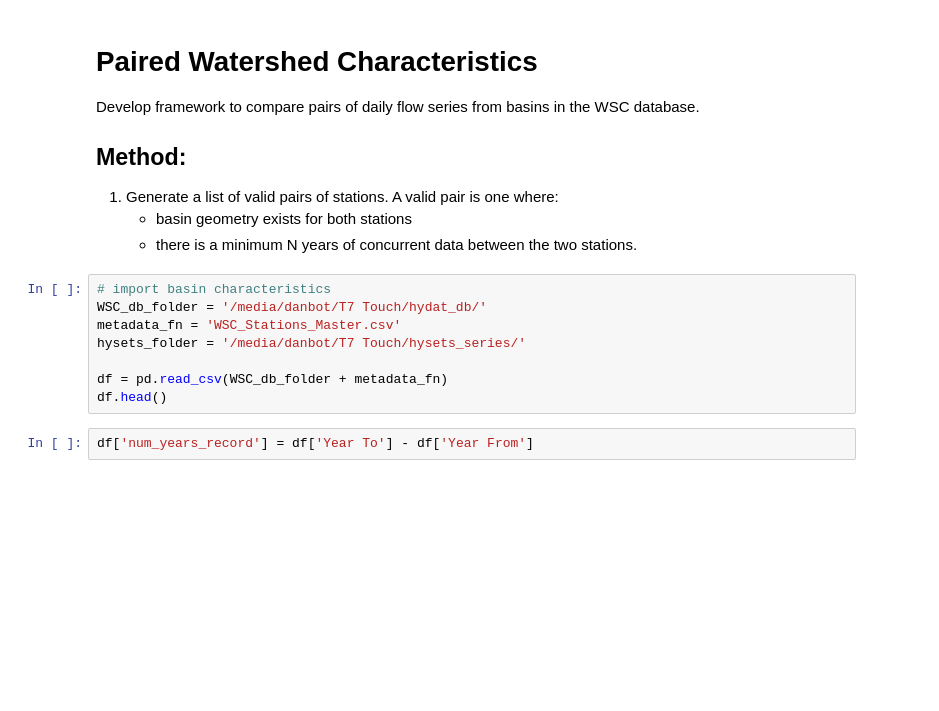
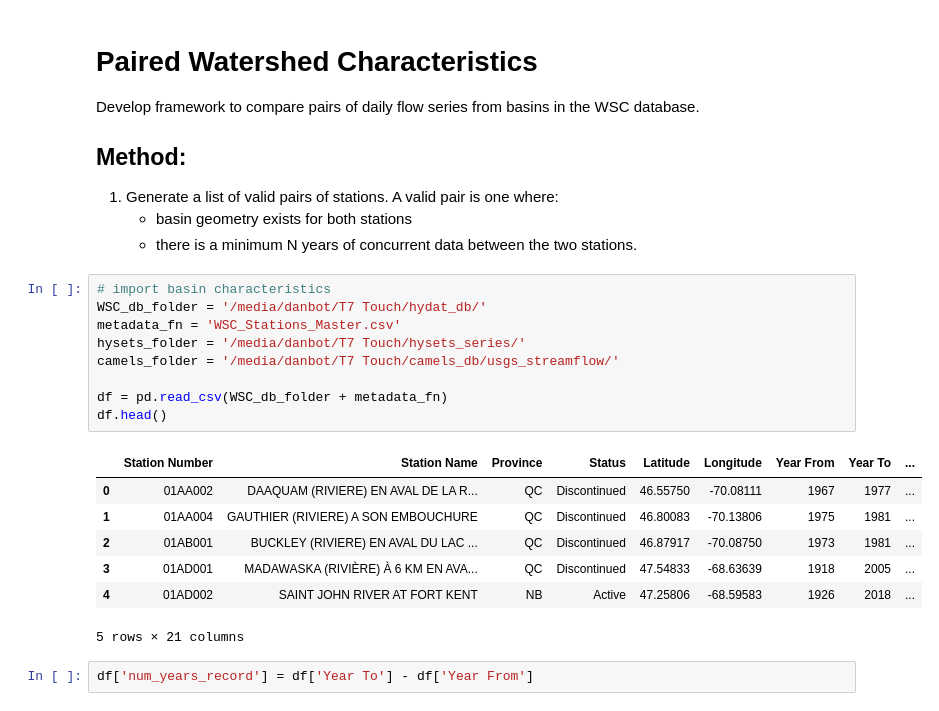
Before and after one commit to dankovacek/cc_network_design, a Jupyter notebook: Generate Pairings and Comparisons.ipynb, the cells around one changed output. Saved outputs shown, nothing was run; the diff lists cells and outputs as text; blank space fills up the shorter version.

```diff
--- a/Generate Pairings and Comparisons.ipynb
+++ b/Generate Pairings and Comparisons.ipynb
@@ -27,11 +27,20 @@ Develop framework to compare pairs of daily flow series from basins in the WSC d
 # %%
 # import basin characteristics
 WSC_db_folder = '/media/danbot/T7 Touch/hydat_db/'
 metadata_fn = 'WSC_Stations_Master.csv'
 hysets_folder = '/media/danbot/T7 Touch/hysets_series/'
+camels_folder = '/media/danbot/T7 Touch/camels_db/usgs_streamflow/'
 
 df = pd.read_csv(WSC_db_folder + metadata_fn)
 df.head()
+# %% [output]
+|  | Station Number | Station Name | Province | Status | Latitude | Longitude | Year From | Year To | ... |
+| 0 | 01AA002 | DAAQUAM (RIVIERE) EN AVAL DE LA R... | QC | Discontinued | 46.55750 | -70.08111 | 1967 | 1977 | ... |
+| 1 | 01AA004 | GAUTHIER (RIVIERE) A SON EMBOUCHURE | QC | Discontinued | 46.80083 | -70.13806 | 1975 | 1981 | ... |
+| 2 | 01AB001 | BUCKLEY (RIVIERE) EN AVAL DU LAC ... | QC | Discontinued | 46.87917 | -70.08750 | 1973 | 1981 | ... |
+| 3 | 01AD001 | MADAWASKA (RIVIÈRE) À 6 KM EN AVA... | QC | Discontinued | 47.54833 | -68.63639 | 1918 | 2005 | ... |
+| 4 | 01AD002 | SAINT JOHN RIVER AT FORT KENT | NB | Active | 47.25806 | -68.59583 | 1926 | 2018 | ... |
+5 rows × 21 columns
 # %%
 df['num_years_record'] = df['Year To'] - df['Year From']
 # %%
```
Also changed, not shown: parts of 50 cells of this notebook, 20 other files.
